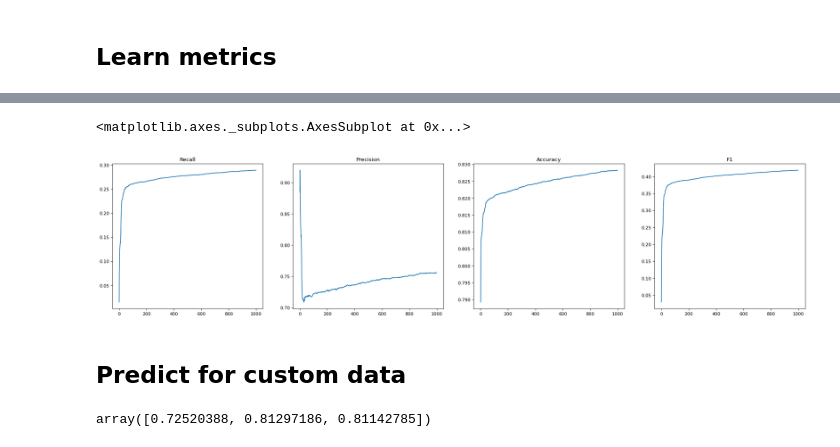
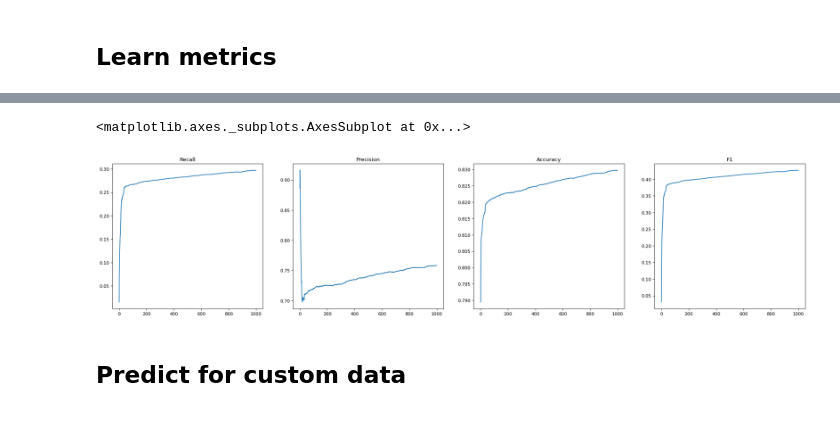
Before and after one commit to siailya/becoder-hack, a Jupyter notebook: catboost_model/becoder.ipynb, the cells around one changed output, grey strips where cells are left out. Cells and saved outputs as stored; diff of their text form; code cells hidden in the pictures.

```diff
--- a/catboost_model/becoder.ipynb
+++ b/catboost_model/becoder.ipynb
@@ -216,29 +223,14 @@ for index, i in enumerate(data["iterations"]):
 # %%
 from matplotlib.pyplot import figure
 
-fig, axs = plt.subplots(1, 4, figsize=(28, 6), dpi=80)
+fig, axs = plt.subplots(1, 4, figsize=(28, 6), dpi=200)
 
 df['Recall'].plot(ax=axs[0], title="Recall")
 df['Precision'].plot(ax=axs[1], title="Precision")
 df['Accuracy'].plot(ax=axs[2], title="Accuracy")
 df['F1'].plot(ax=axs[3], title="F1")
 # %% [output]
 <matplotlib.axes._subplots.AxesSubplot at 0x...>
-[figure, old version]
+[figure, new version]
 # %% [markdown]
 ## Predict for custom data
-# %%
-test = {"file": ["abc.js", ".gitignore", "modules/examples/src/todo/index.html"],
-        "author": ["Ilya", "Miško Hevery", "Tobias Bosch"],
-        "msg": ["Test commit", "Initial commit", "refactor: always use js2dart traceur and make examples run again"],
-        "date": [1669308352, 1411056721, 1411615259]}
-
-test_df = pd.DataFrame.from_dict(test)
-test_df
-test_df["date"] = test_df['date'].astype(str)
-
-data = model.predict_proba(test_df)
-
-data[0:,0]
-# %% [output]
-array([0.72520388, 0.81297186, 0.81142785])
```
Also changed, not shown: parts of 9 cells of this notebook.
